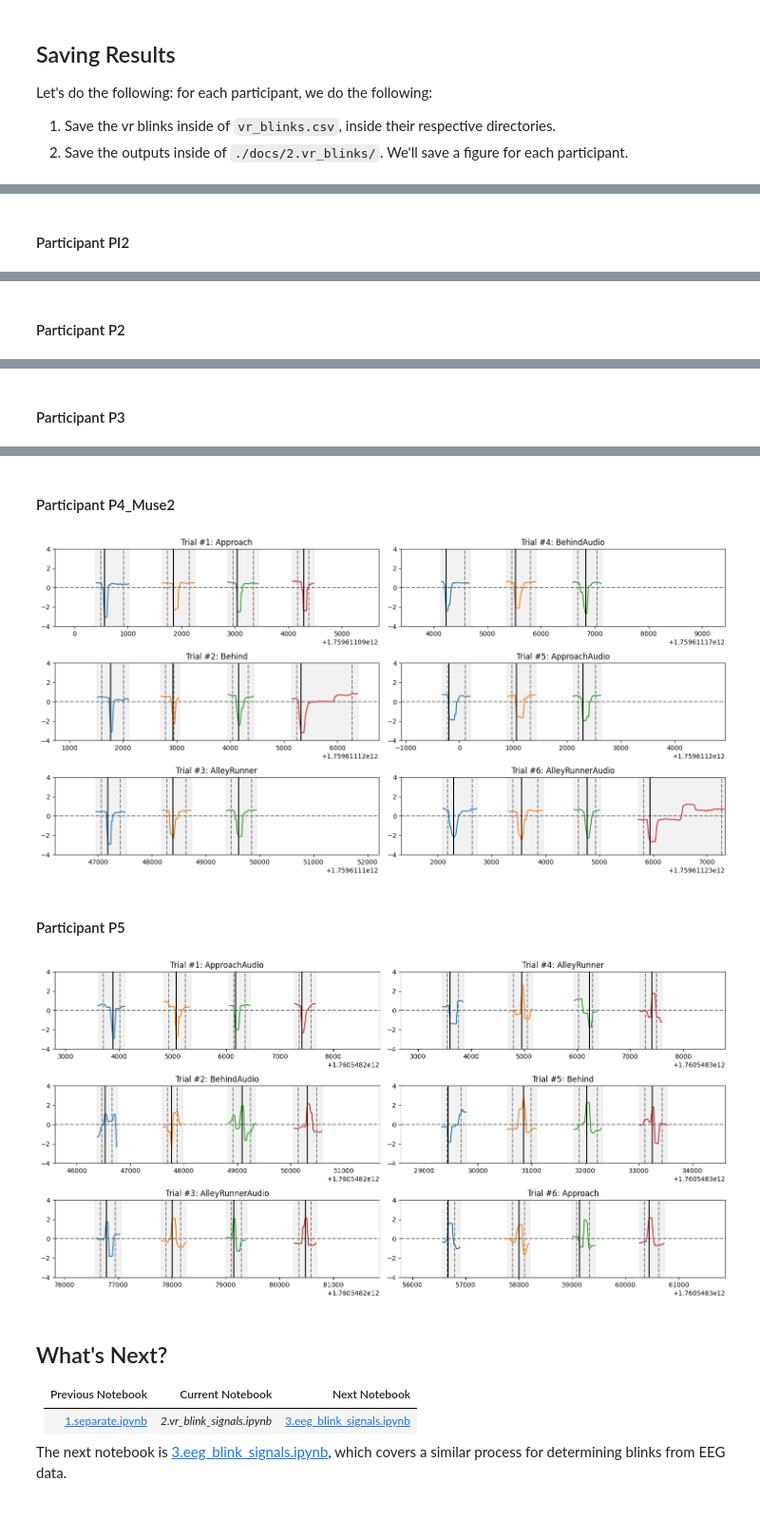
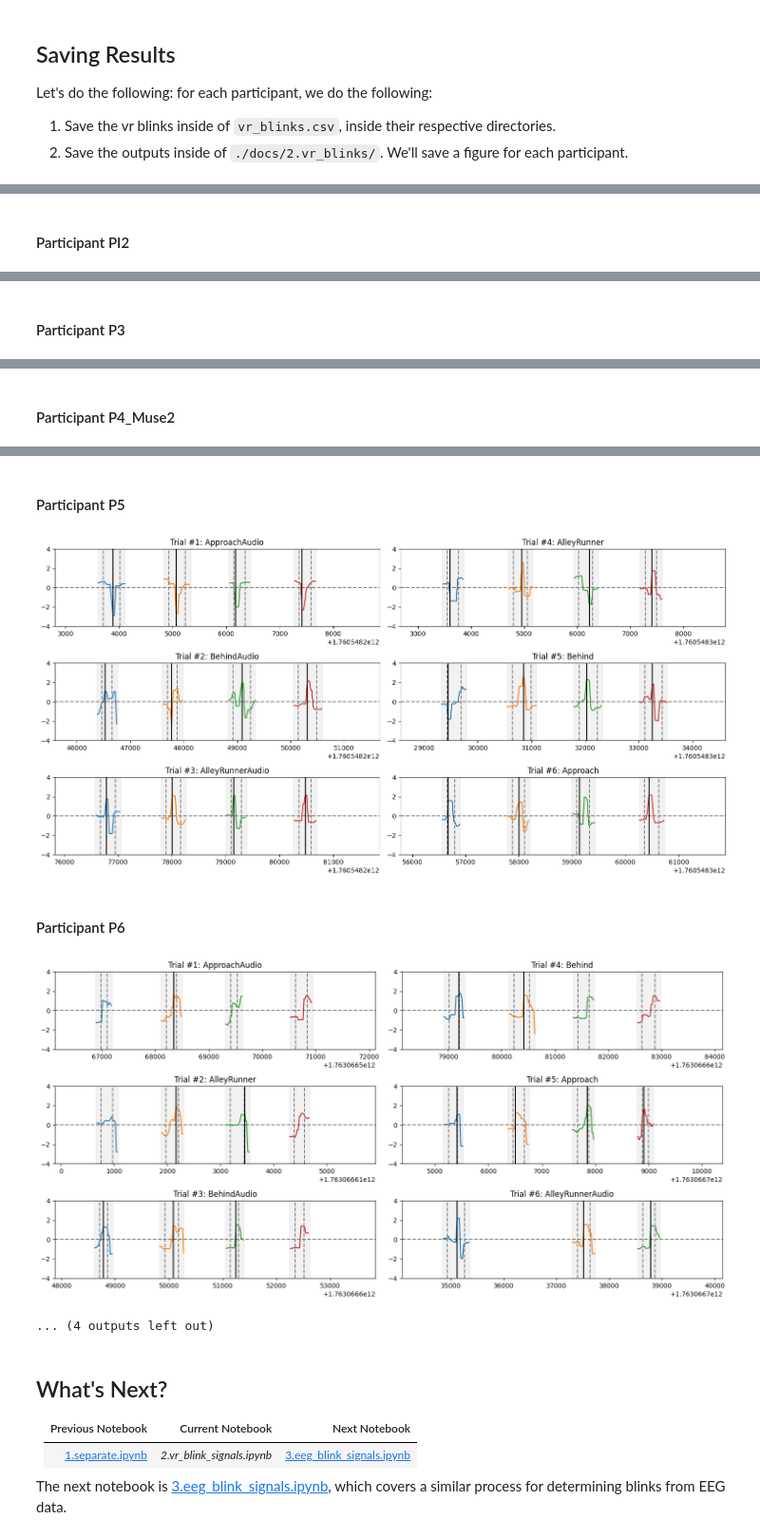
Before and after one commit to SimpleDevs-Research/eeg_blink_calibration, a Jupyter notebook: src/2.vr_blink_signals.ipynb, the cells around one changed output, grey strips where cells are left out. Shown at 95% size. Drawn from its saved outputs; the diff is of its cells as text; code cells hidden in the pictures.

```diff
--- a/src/2.vr_blink_signals.ipynb
+++ b/src/2.vr_blink_signals.ipynb
@@ -1012,10 +1012,12 @@ _DATA_DIR = './data2/'
 _ACTIVE_PARTICIPANTS = [
     'P1',
     'PI2',
-    'P2',
     'P3',
     'P4_Muse2',
-    'P5'
+    'P5',
+    'P6',
+    'P7',
+    'P9'
 ]
 
 # Create the output directory for all figures
@@ -1099,4 +1101,4 @@ for p in _ACTIVE_PARTICIPANTS:
 [figure]
 #### Participant PI2
 [figure]
-#### Participant P2
+#### Participant P3
@@ -1104 +1106 @@ for p in _ACTIVE_PARTICIPANTS:
-#### Participant P3
+#### Participant P4_Muse2
@@ -1106,7 +1108,8 @@ for p in _ACTIVE_PARTICIPANTS:
-#### Participant P4_Muse2
+#### Participant P5
-[figure, old version]
+[figure, new version]
-#### Participant P5
+#### Participant P6
-[figure, old version]
+[figure, new version]
+... (4 outputs left out)
 # %% [markdown]
 ## What's Next?
 
```
Also changed, not shown: parts of 1 cell of this notebook, 42 other files.
